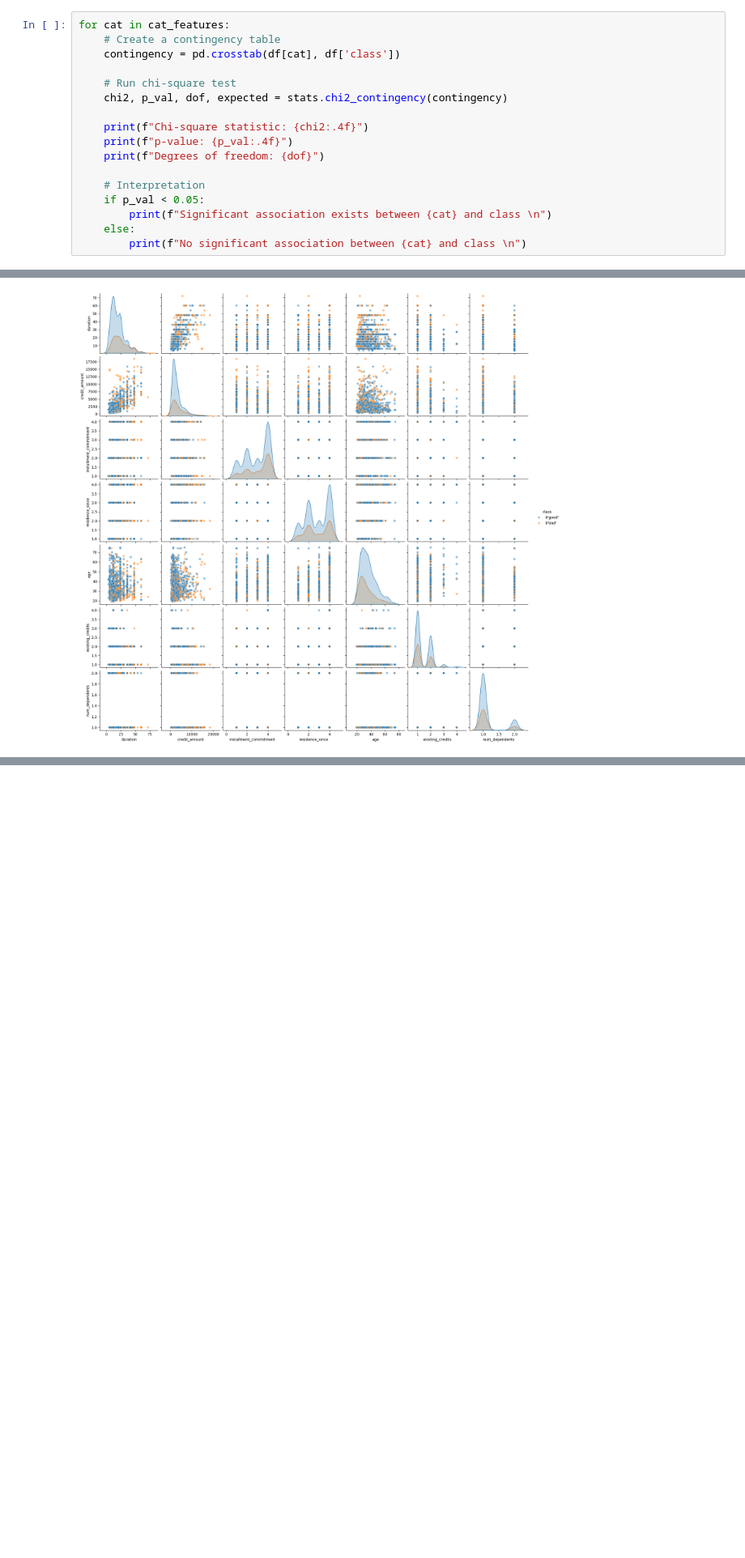
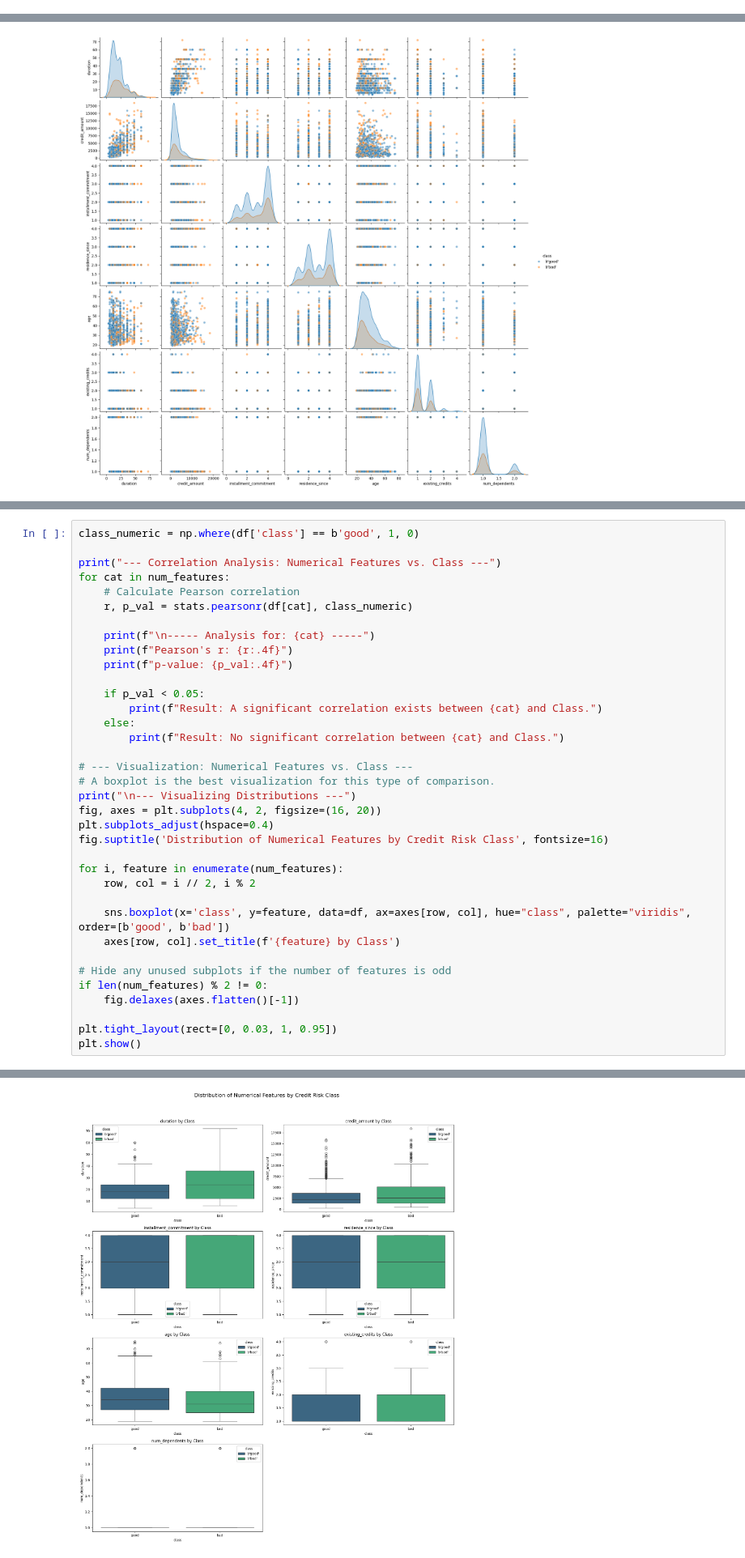
Before and after one commit to gabrielpalves/data-algorithms-science-engineering, a Jupyter notebook: Task 03 - Credit/main.ipynb, the cells around one changed output, grey strips where cells are left out. Shown at 81% size. Drawn from its saved outputs; the diff is of its cells as text; blank space fills up the shorter version.

Commit message:
Credit task finished

```diff
--- a/Task 03 - Credit/main.ipynb
+++ b/Task 03 - Credit/main.ipynb
@@ -124,20 +144,3 @@ Name: count, dtype: int64
 # %%
 cat_features = df.select_dtypes(include=['object']).columns
 num_features = df.select_dtypes(include=[np.number]).columns
-# %%
-for cat in cat_features:
-    # Create a contingency table
-    contingency = pd.crosstab(df[cat], df['class'])
-
-    # Run chi-square test
-    chi2, p_val, dof, expected = stats.chi2_contingency(contingency)
-
-    print(f"Chi-square statistic: {chi2:.4f}")
-    print(f"p-value: {p_val:.4f}")
-    print(f"Degrees of freedom: {dof}")
-
-    # Interpretation
-    if p_val < 0.05:
-        print(f"Significant association exists between {cat} and class \n")
-    else:
-        print(f"No significant association between {cat} and class \n")
@@ -320,0 +251,37 @@ No significant correlation between num_dependents and Class
+# %%
+class_numeric = np.where(df['class'] == b'good', 1, 0)
+
+print("--- Correlation Analysis: Numerical Features vs. Class ---")
+for cat in num_features:
+    # Calculate Pearson correlation
+    r, p_val = stats.pearsonr(df[cat], class_numeric)
+
+    print(f"\n----- Analysis for: {cat} -----")
+    print(f"Pearson's r: {r:.4f}")
+    print(f"p-value: {p_val:.4f}")
+
+    if p_val < 0.05:
+        print(f"Result: A significant correlation exists between {cat} and Class.")
+    else:
+        print(f"Result: No significant correlation between {cat} and Class.")
+
+# --- Visualization: Numerical Features vs. Class ---
+# A boxplot is the best visualization for this type of comparison.
+print("\n--- Visualizing Distributions ---")
+fig, axes = plt.subplots(4, 2, figsize=(16, 20))
+plt.subplots_adjust(hspace=0.4)
+fig.suptitle('Distribution of Numerical Features by Credit Risk Class', fontsize=16)
+
+for i, feature in enumerate(num_features):
+    row, col = i // 2, i % 2
+
+    sns.boxplot(x='class', y=feature, data=df, ax=axes[row, col], hue="class", palette="viridis", order=[b'good', b'bad'])
+    axes[row, col].set_title(f'{feature} by Class')
+
+# Hide any unused subplots if the number of features is odd
+if len(num_features) % 2 != 0:
+    fig.delaxes(axes.flatten()[-1])
+
+plt.tight_layout(rect=[0, 0.03, 1, 0.95])
+plt.show()
+# %% [output]
@@ -320,0 +305 @@ No significant correlation between num_dependents and Class
+[figure, added]
```
Also changed, not shown: parts of 67 cells of this notebook, 6 other files.
